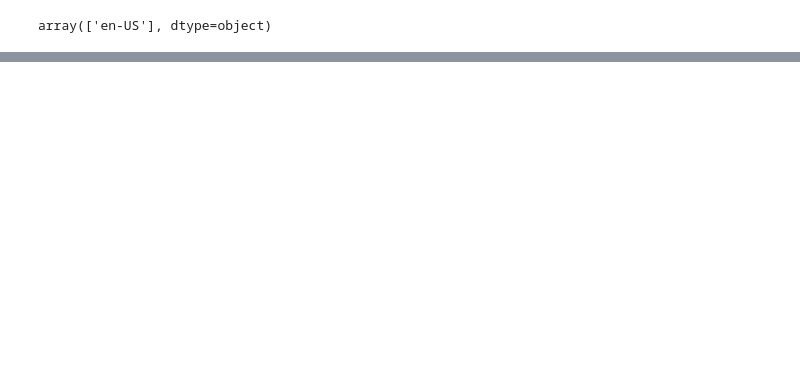
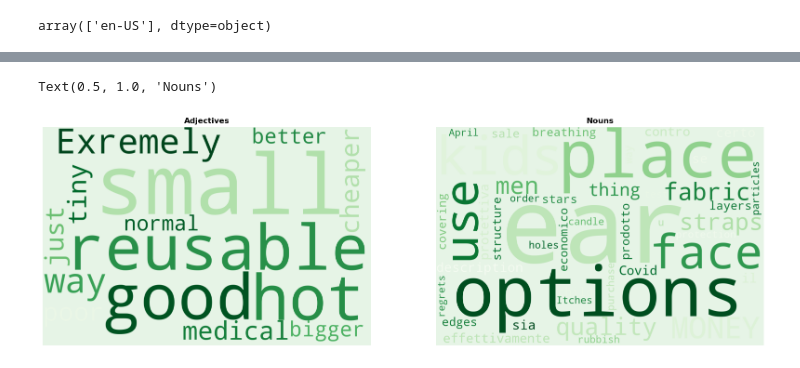
Before and after one commit to jaidevd/dataviz-group-3, a Jupyter notebook: jd-text-processing.ipynb, the cells around one changed output, grey strips where cells are left out. Drawn from its saved outputs; the diff is of its cells as text; code cells hidden in the pictures; blank space fills up the shorter version.

```diff
--- a/jd-text-processing.ipynb
+++ b/jd-text-processing.ipynb
@@ -101,0 +148,29 @@ Text(0.5, 1.0, 'Nouns')
+# %%
+stop = ENGLISH_STOP_WORDS.union({'mask', 'masks'})
+to_drop = ['AUX', 'CCONJ', 'INTJ', 'NUM', 'PART', 'PRON', 'PUNCT', 'SCONJ', 'SPACE', 'SYM', 'X']
+
+ADJ_TAGS = {'ADJ', 'ADP', 'ADV'}
+NOUN_TAGS = {'NOUN', 'PROPN'}
+
+fig, ax = plt.subplots(nrows=1, ncols=2, figsize=(20, 24))
+pos_wc = WordCloud(stopwords=stop, width=1200, height=800, background_color='#e6f4e6', colormap=plt.cm.Greens)
+pos_text = []
+for phrases in eng_ml[eng_ml['verdict'] == 'Bad']['phrases'].values:
+    for phrase in phrases:
+        words = [w for w in phrase if w.pos_ not in to_drop]
+    pos_text.extend(words)
+
+pos_adj_text = [p for p in pos_text if p.pos_ in ADJ_TAGS]
+ax[0].imshow(pos_wc.generate(' '.join([w.text for w in pos_adj_text])))
+
+
+pos_noun_text = [p for p in pos_text if p.pos_ in NOUN_TAGS]
+ax[1].imshow(pos_wc.generate(' '.join([w.text for w in pos_noun_text])))
+[k.set_axis_off() for k in ax.ravel()]
+ax[0].set_title('Adjectives', weight='bold')
+ax[1].set_title('Nouns', weight='bold')
+
+# plt.suptitle('Customers value Comfort and Quality')
+# %% [output]
+Text(0.5, 1.0, 'Nouns')
+[figure, added]
```
Also changed, not shown: parts of 13 cells of this notebook, 3 other files.
